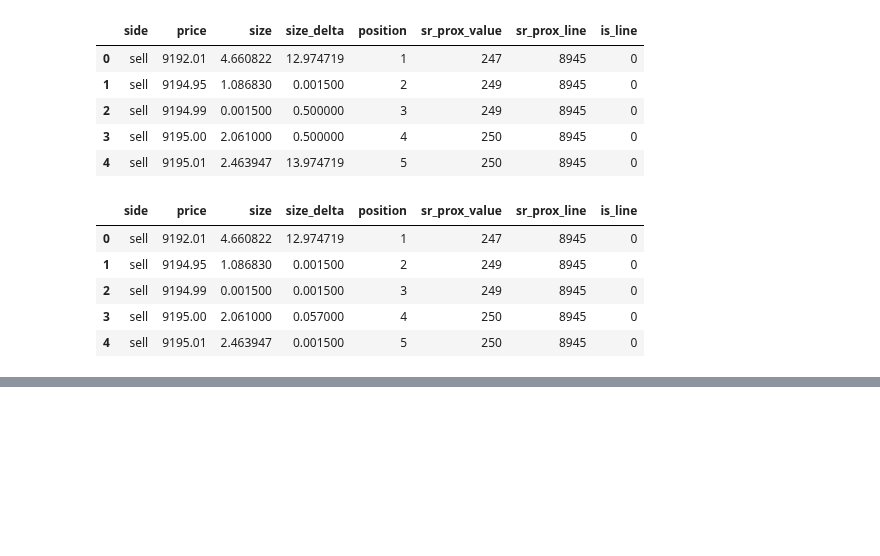
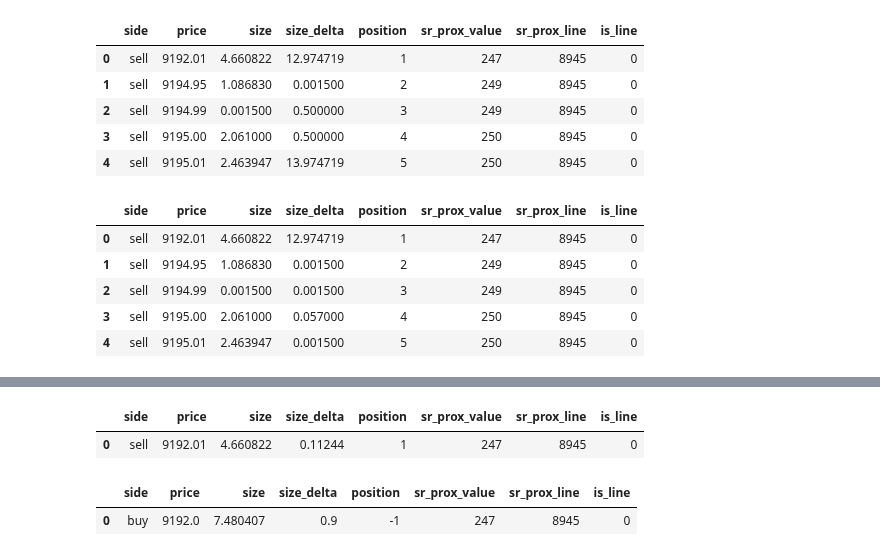
Before and after one commit to timothyyu/gdax-orderbook-ml, a Jupyter notebook: 8_program_structure_improvement.ipynb, the cells around one changed output, grey strips where cells are left out. Saved outputs shown, nothing was run; the diff lists cells and outputs as text; code cells hidden in the pictures; blank space fills up the shorter version.

```diff
--- a/8_program_structure_improvement.ipynb
+++ b/8_program_structure_improvement.ipynb
@@ -782,3 +781,15 @@ snapshot_state4_df.head()
+# %%
+# Verify position of 1 for first sell order
+snapshot_both_df.loc[snapshot_both_df['position' ] == 1]
+# %% [output]
+|  | side | price | size | size_delta | position | sr_prox_value | sr_prox_line | is_line |
+| 0 | sell | 9192.01 | 4.660822 | 0.11244 | 1 | 247 | 8945 | 0 |
+# %%
+# Verify position of -1 for first buy order
+snapshot_both_df.loc[snapshot_both_df['position' ] ==- 1]
+# %% [output]
+|  | side | price | size | size_delta | position | sr_prox_value | sr_prox_line | is_line |
+| 0 | buy | 9192.0 | 7.480407 | 0.9 | -1 | 247 | 8945 | 0 |
 # %%
 #Check to make sure 'is_line' value was properly set
     # Display price levels that are equal to support and resistance values
```
Also changed, not shown: parts of 44 cells of this notebook.
